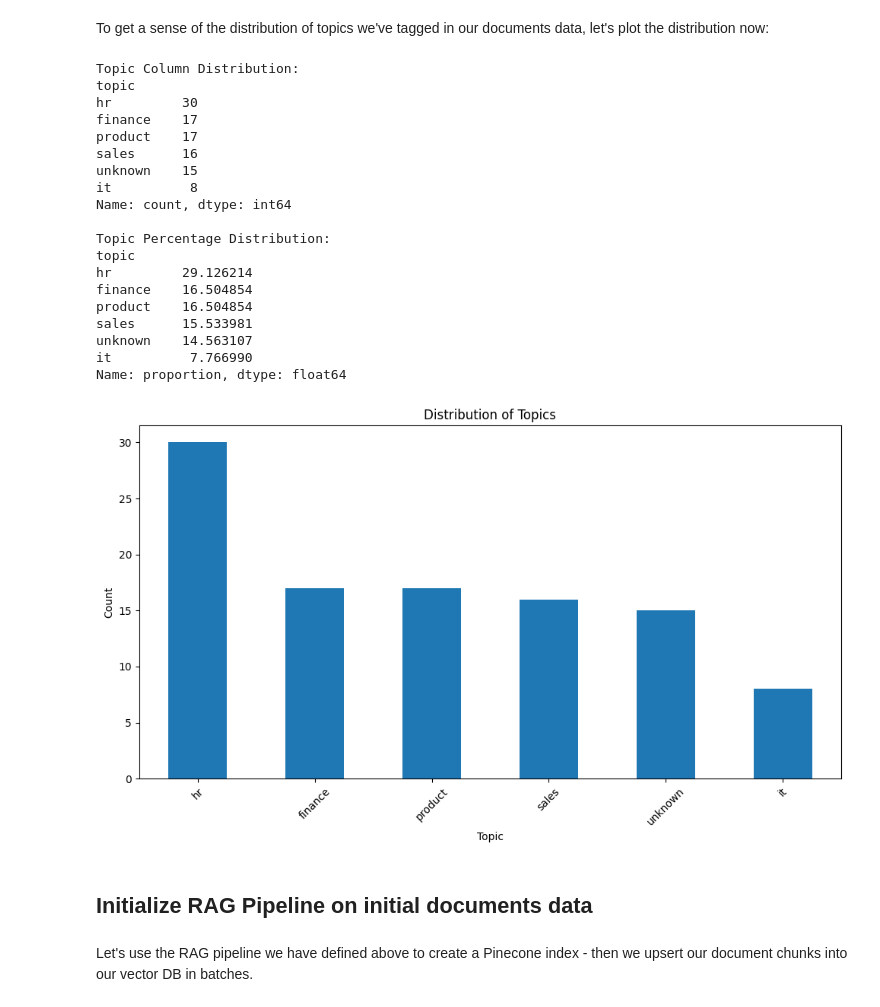
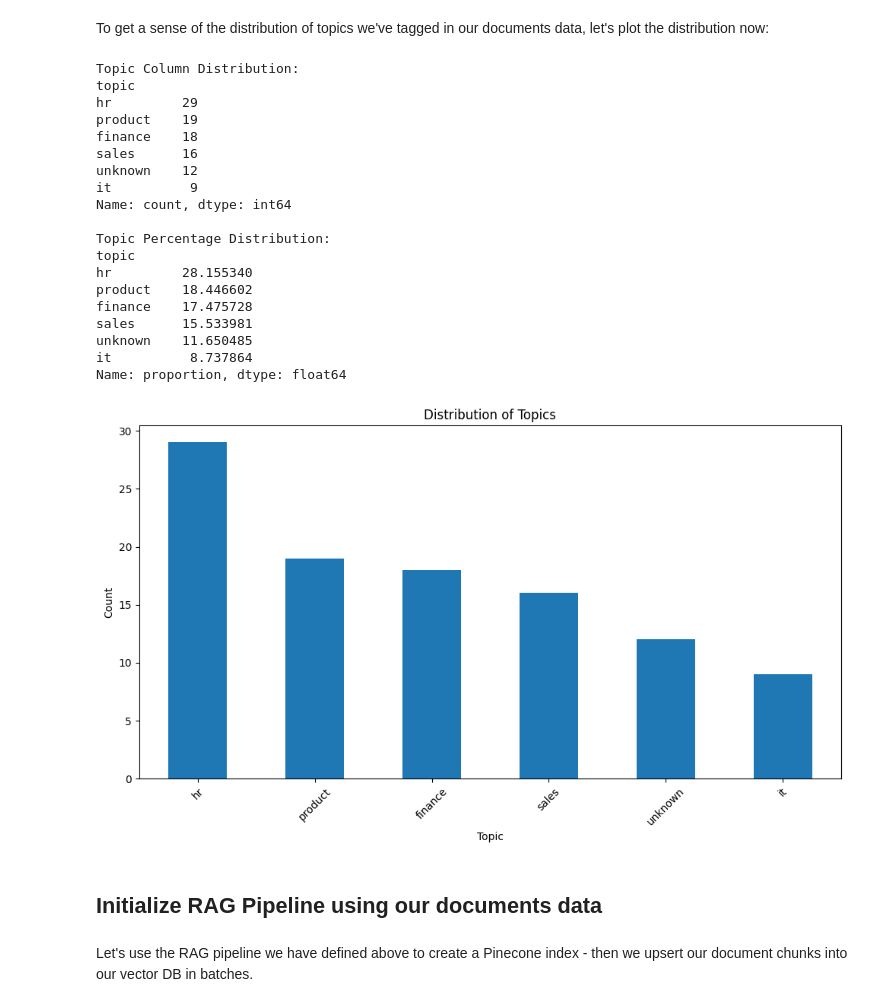
Before and after one commit to cleanlab/cleanlab-tools, a Jupyter notebook: cleanlab_pinecone_rag_workflow/Cleanlab_Pinecone_RAG.ipynb, the cells around one changed output. Drawn from its saved outputs; the diff is of its cells as text; code cells hidden in the pictures.

```diff
--- a/cleanlab_pinecone_rag_workflow/Cleanlab_Pinecone_RAG.ipynb
+++ b/cleanlab_pinecone_rag_workflow/Cleanlab_Pinecone_RAG.ipynb
@@ -279,51 +322,51 @@ After sorting the results in descending order by the `topic_trustworthiness` sco
 
 Let's replace each of these less trustworthy`topic` responses with `unknown` now.
 # %%
-enriched_topic_df.loc[enriched_topic_df["topic_trustworthiness"] < 0.8, "topic"] = (
+topics_df.loc[topics_df["topic_trustworthiness"] < 0.8, "topic"] = (
     "unknown"
 )
 # %% [markdown]
 To get a sense of the distribution of topics we've tagged in our documents data, let's plot the distribution now:
-# %%
-topic_counts = enriched_topic_df["topic"].value_counts(dropna=False)
-print(f"\nTopic Column Distribution:\n{topic_counts}")
-
-# Percentage distribution of topics
-topic_percentages = enriched_topic_df["topic"].value_counts(normalize=True) * 100
-print(f"\nTopic Percentage Distribution:\n{topic_percentages}")
-
-# Visualize topic distribution
-plt.figure(figsize=(10, 6))
-topic_counts.plot(kind="bar")
-plt.title("Distribution of Topics")
-plt.xlabel("Topic")
-plt.ylabel("Count")
-plt.xticks(rotation=45)
-plt.tight_layout()
-plt.show()
-# %% [output]
-Topic Column Distribution:
-topic
-hr         30
-finance    17
-product    17
-sales      16
-unknown    15
-it          8
-Name: count, dtype: int64
-
-Topic Percentage Distribution:
-topic
-hr         29.126214
-finance    16.504854
-product    16.504854
-sales      15.533981
-unknown    14.563107
-it          7.766990
-Name: proportion, dtype: float64
-[figure, removed]
+# %%
+topic_counts = topics_df["topic"].value_counts(dropna=False)
+print(f"\nTopic Column Distribution:\n{topic_counts}")
+
+# Percentage distribution of topics
+topic_percentages = topics_df["topic"].value_counts(normalize=True) * 100
+print(f"\nTopic Percentage Distribution:\n{topic_percentages}")
+
+# Visualize topic distribution
+plt.figure(figsize=(10, 6))
+topic_counts.plot(kind="bar")
+plt.title("Distribution of Topics")
+plt.xlabel("Topic")
+plt.ylabel("Count")
+plt.xticks(rotation=45)
+plt.tight_layout()
+plt.show()
+# %% [output]
+Topic Column Distribution:
+topic
+hr         29
+product    19
+finance    18
+sales      16
+unknown    12
+it          9
+Name: count, dtype: int64
+
+Topic Percentage Distribution:
+topic
+hr         28.155340
+product    18.446602
+finance    17.475728
+sales      15.533981
+unknown    11.650485
+it          8.737864
+Name: proportion, dtype: float64
+[figure, added]
 # %% [markdown]
-## Initialize RAG Pipeline on initial documents data
+## Initialize RAG Pipeline using our documents data
 # %%
 import os
 import uuid
```
Also changed, not shown: parts of 46 cells of this notebook.
